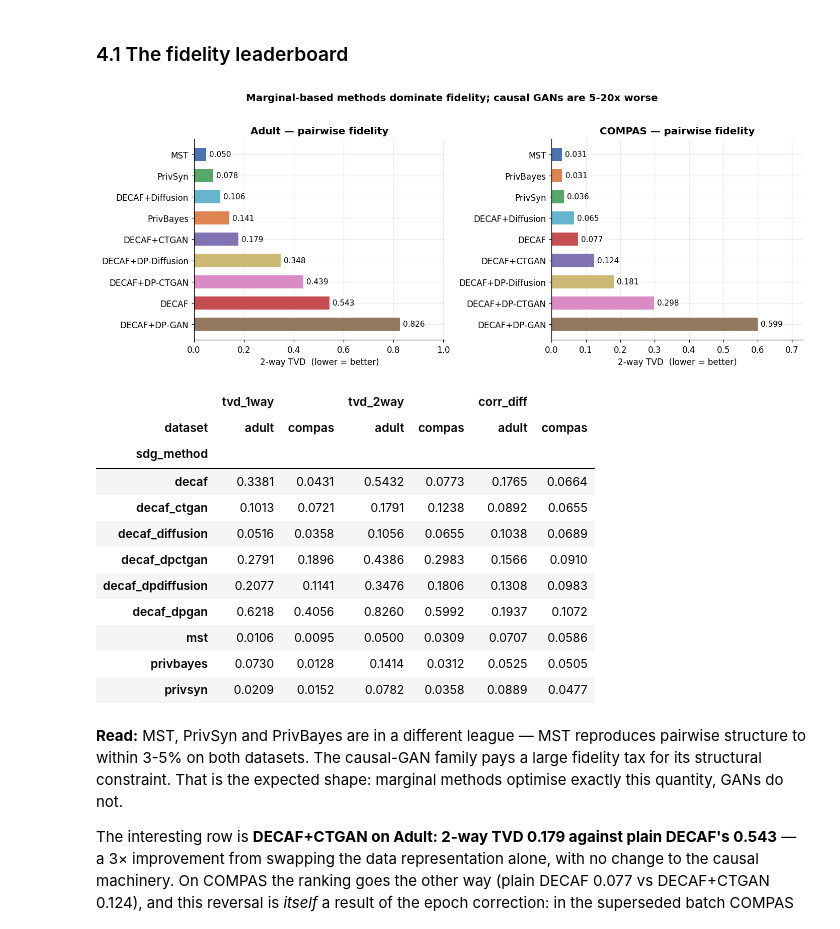
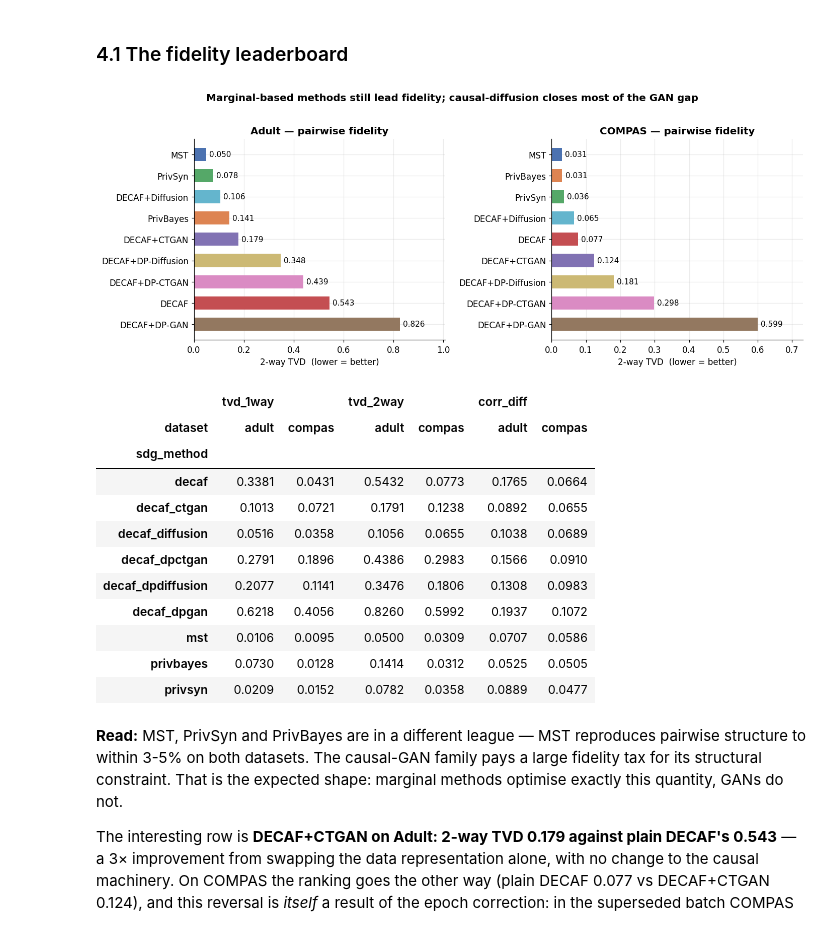
Before and after one commit to steveng9/CausalFairnessInSDG, a Jupyter notebook: report/CausalFairnessInSDG_findings.ipynb, the cells around one changed output. Drawn from its saved outputs; the diff is of its cells as text; code cells hidden in the pictures.

```diff
--- a/report/CausalFairnessInSDG_findings.ipynb
+++ b/report/CausalFairnessInSDG_findings.ipynb
@@ -671,29 +682,29 @@ Fidelity first, because nothing downstream means anything if the table is garbag
 # %%
 fid = (runs.groupby(['dataset', 'sdg_method'])
            .agg(tvd_1way=('tvd_1way', 'mean'), tvd_2way=('tvd_2way', 'mean'),
                 corr_diff=('avg_correlation_diff', 'mean'), n=('run_id', 'size'))
            .reset_index())
 
 fig, axes = plt.subplots(1, 2, figsize=(13, 5))
 for ax, ds in zip(axes, DATASETS):
     d = fid[fid.dataset == ds].sort_values('tvd_2way', ascending=True)
     y = np.arange(len(d))
     ax.barh(y, d.tvd_2way, color=[COLORS[m] for m in d.sdg_method], height=0.62)
     ax.set_yticks(y); ax.set_yticklabels([nice(m) for m in d.sdg_method])
     ax.invert_yaxis()
     ax.set_xlabel('2-way TVD  (lower = better)')
     ax.set_title('%s — pairwise fidelity' % nice(ds))
     ax.set_xlim(0, max(d.tvd_2way) * 1.22)
     for yi, v in zip(y, d.tvd_2way):
         ax.text(v + max(d.tvd_2way) * 0.015, yi, '%.3f' % v, va='center', fontsize=10)
-fig.suptitle('Marginal-based methods dominate fidelity; causal GANs are 5-20x worse',
+fig.suptitle('Marginal-based methods still lead fidelity; causal-diffusion closes most of the GAN gap',
              fontsize=13, fontweight='bold', y=1.02)
 plt.tight_layout(); plt.show()
 
 fid.pivot(index='sdg_method', columns='dataset',
           values=['tvd_1way', 'tvd_2way', 'corr_diff']).round(4)
 # %% [output]
-[figure, old version]
+[figure, new version]
 |  | tvd_1way |  | tvd_2way |  | corr_diff |  |
 | dataset | adult | compas | adult | compas | adult | compas |
 | sdg_method |  |  |  |  |  |  |
```
Also changed, not shown: parts of 5 cells of this notebook.
